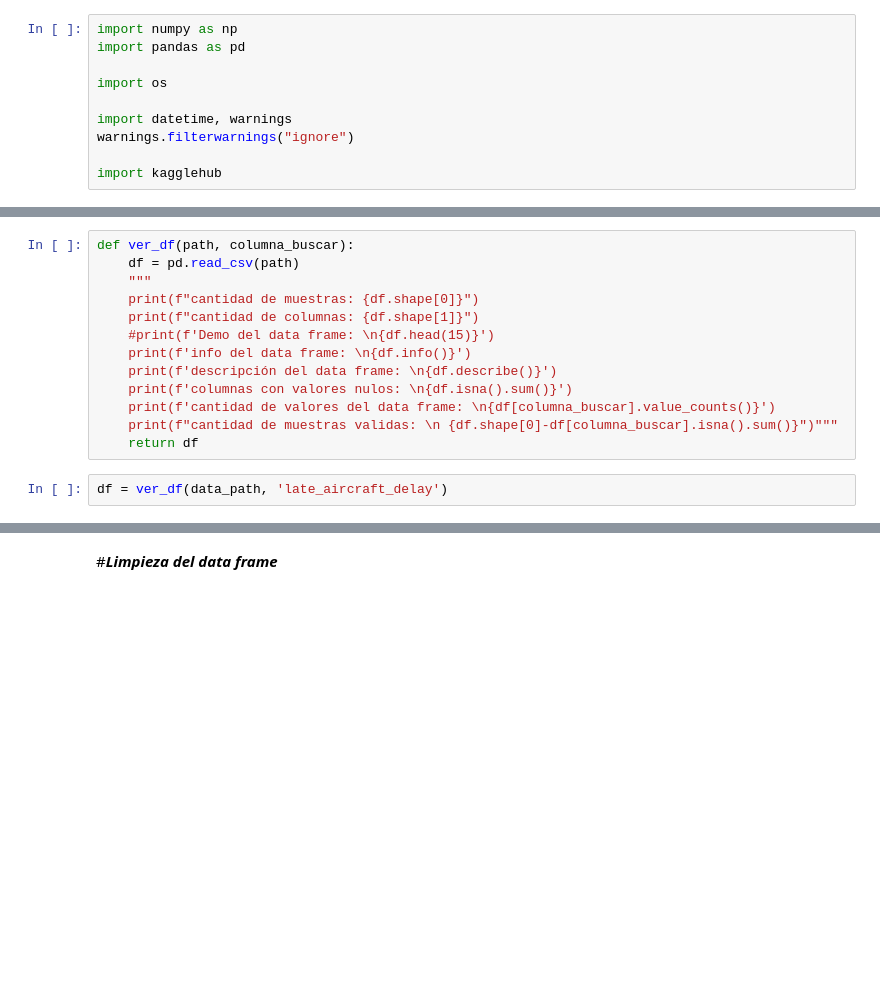
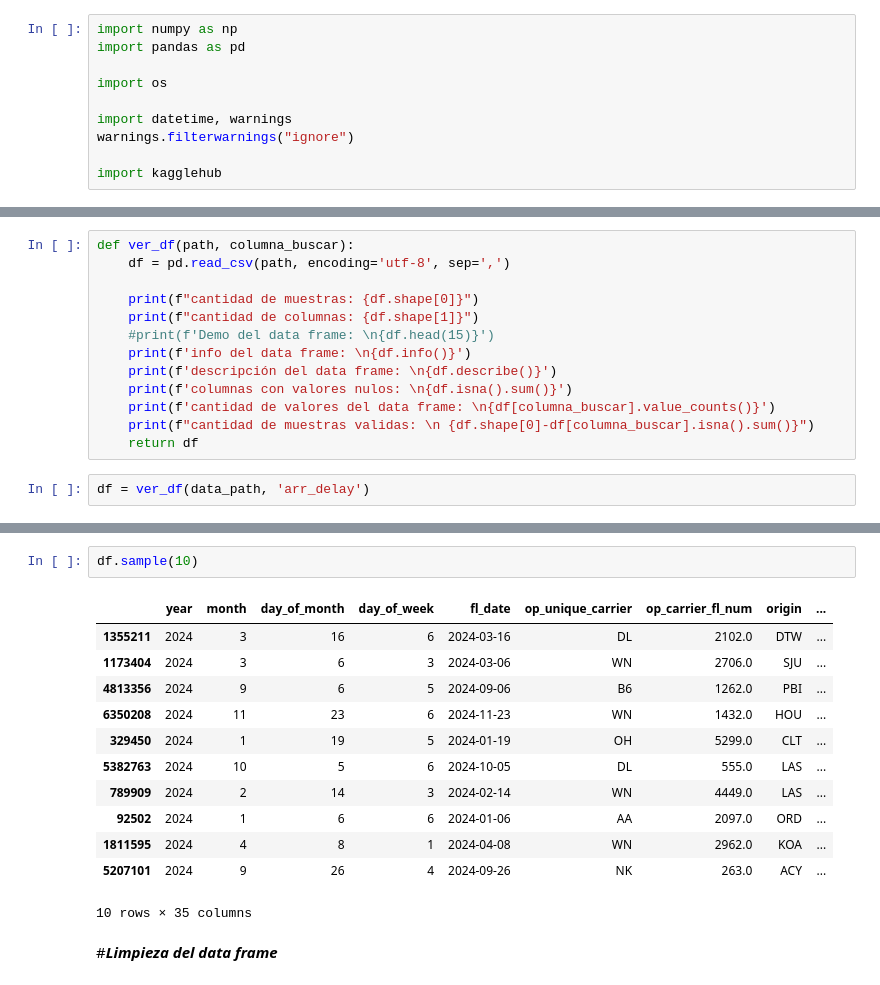
Before and after one commit to Cristiand056/Pruebas-codigo-hackaton-oracle-alura, a Jupyter notebook: candidato_datafarme.ipynb, the cells around one changed output, grey strips where cells are left out. Drawn from its saved outputs; the diff is of its cells as text; blank space fills up the shorter version.

```diff
--- a/candidato_datafarme.ipynb
+++ b/candidato_datafarme.ipynb
@@ -33,7 +22,7 @@ Path to dataset files: /kaggle/input/flight-delay-and-cancellation-dataset-2019-
 # %%
 def ver_df(path, columna_buscar):
-    df = pd.read_csv(path)
-    """
+    df = pd.read_csv(path, encoding='utf-8', sep=',')
+
     print(f"cantidad de muestras: {df.shape[0]}")
     print(f"cantidad de columnas: {df.shape[1]}")
     #print(f'Demo del data frame: \n{df.head(15)}')
@@ -41,7 +30,7 @@ def ver_df(path, columna_buscar):
     print(f'descripción del data frame: \n{df.describe()}')
     print(f'columnas con valores nulos: \n{df.isna().sum()}')
     print(f'cantidad de valores del data frame: \n{df[columna_buscar].value_counts()}')
-    print(f"cantidad de muestras validas: \n {df.shape[0]-df[columna_buscar].isna().sum()}")"""
+    print(f"cantidad de muestras validas: \n {df.shape[0]-df[columna_buscar].isna().sum()}")
     return df
 # %%
-df = ver_df(data_path, 'late_aircraft_delay')
+df = ver_df(data_path, 'arr_delay')
@@ -48,3 +55,18 @@ df = ver_df(data_path, 'late_aircraft_delay')
+# %%
+df.sample(10)
+# %% [output]
+|  | year | month | day_of_month | day_of_week | fl_date | op_unique_carrier | op_carrier_fl_num | origin | ... |
+| 1355211 | 2024 | 3 | 16 | 6 | 2024-03-16 | DL | 2102.0 | DTW | ... |
+| 1173404 | 2024 | 3 | 6 | 3 | 2024-03-06 | WN | 2706.0 | SJU | ... |
+| 4813356 | 2024 | 9 | 6 | 5 | 2024-09-06 | B6 | 1262.0 | PBI | ... |
+| 6350208 | 2024 | 11 | 23 | 6 | 2024-11-23 | WN | 1432.0 | HOU | ... |
+| 329450 | 2024 | 1 | 19 | 5 | 2024-01-19 | OH | 5299.0 | CLT | ... |
+| 5382763 | 2024 | 10 | 5 | 6 | 2024-10-05 | DL | 555.0 | LAS | ... |
+| 789909 | 2024 | 2 | 14 | 3 | 2024-02-14 | WN | 4449.0 | LAS | ... |
+| 92502 | 2024 | 1 | 6 | 6 | 2024-01-06 | AA | 2097.0 | ORD | ... |
+| 1811595 | 2024 | 4 | 8 | 1 | 2024-04-08 | WN | 2962.0 | KOA | ... |
+| 5207101 | 2024 | 9 | 26 | 4 | 2024-09-26 | NK | 263.0 | ACY | ... |
+10 rows × 35 columns
 # %% [markdown]
 #***Limpieza del data frame***
 # %% [markdown]
```
Also changed, not shown: parts of 105 cells of this notebook.
